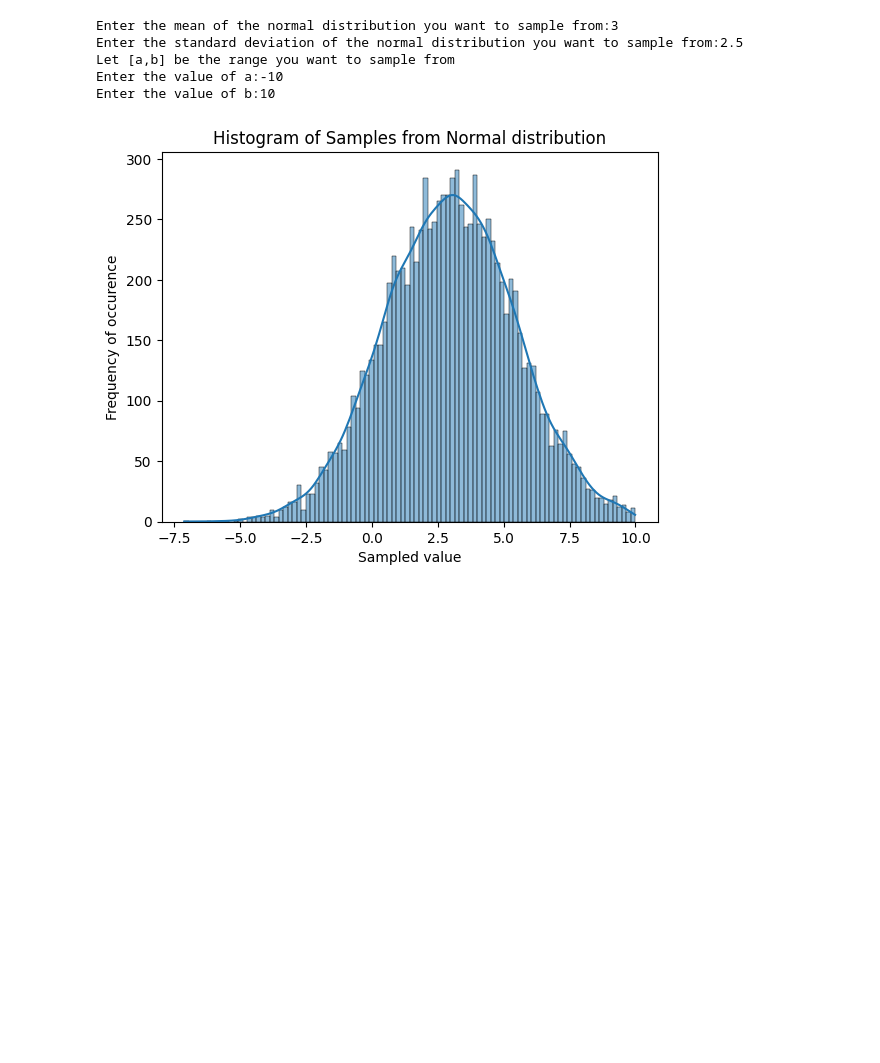
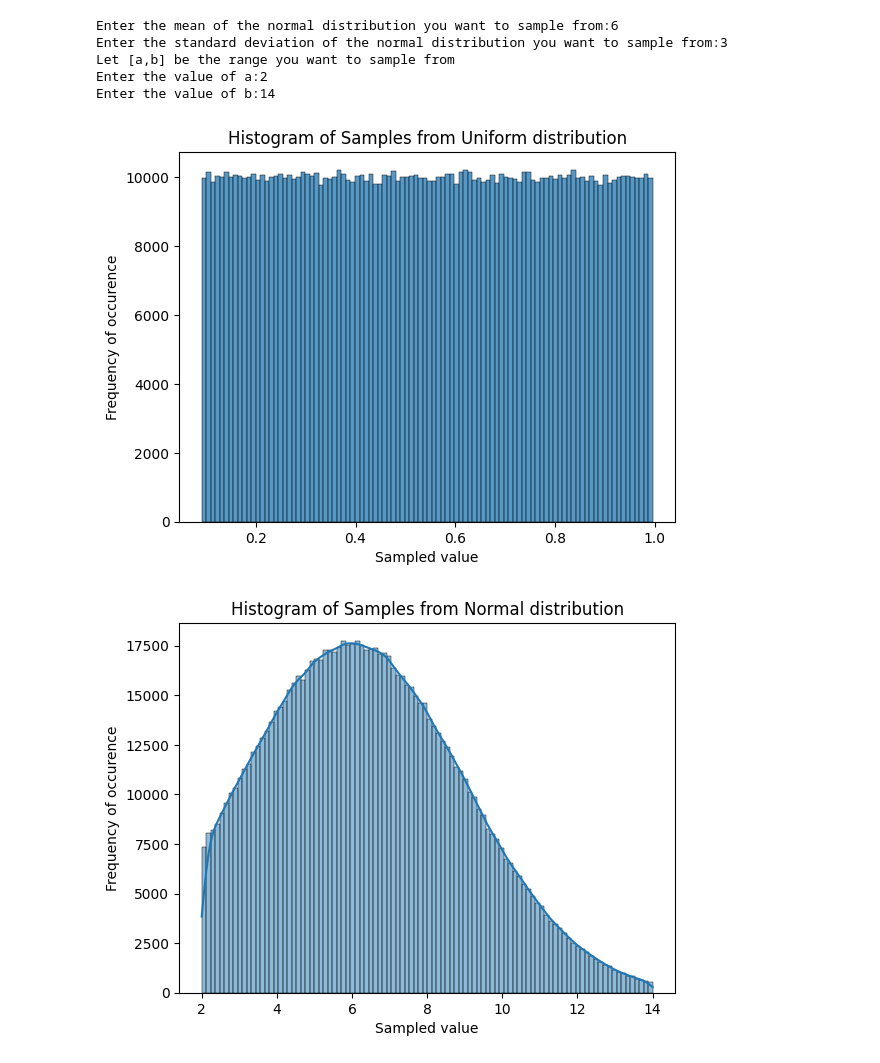
Before and after one commit to Saagar2005/CS203, a Jupyter notebook: CS203_Asmt_4.ipynb, the cells around one changed output. Cells and saved outputs as stored; diff of their text form; code cells hidden in the pictures; blank space fills up the shorter version.

```diff
--- a/CS203_Asmt_4.ipynb
+++ b/CS203_Asmt_4.ipynb
@@ -3,36 +3,43 @@
 # %%
 import numpy as np
 from scipy.special import erfinv, erf
 import matplotlib.pyplot as plt
 import seaborn as sns
 
 mu = np.double(input("Enter the mean of the normal distribution you want to sample from:"))
 stdDev = np.double(input("Enter the standard deviation of the normal distribution you want to sample from:"))
 print("Let [a,b] be the range you want to sample from")
 a = np.double(input("Enter the value of a:"))
 b = np.double(input("Enter the value of b:"))
 
 a = (a - mu)/stdDev
 b = (b - mu)/stdDev
 
 CDF_a = 0.5 * ( 1 + erf(a/np.sqrt(2)))
 CDF_b = 0.5 * ( 1 + erf(b/np.sqrt(2)))
 
-samples_from_uniform = np.random.uniform(CDF_a, CDF_b, size=10000)
+samples_from_uniform = np.random.uniform(CDF_a, CDF_b, size=1000000)
+
+sns.histplot(samples_from_uniform)
+plt.xlabel("Sampled value")
+plt.ylabel("Frequency of occurence")
+plt.title("Histogram of Samples from Uniform distribution")
+plt.show()
 
 required_samples = np.sqrt(2) * erfinv(2*samples_from_uniform - 1)
 
 samples_from_normal = required_samples * stdDev + mu
 
 sns.histplot(samples_from_normal, bins = 100, kde=True)
 plt.xlabel("Sampled value")
 plt.ylabel("Frequency of occurence")
 plt.title("Histogram of Samples from Normal distribution")
 plt.show()
 # %% [output]
-Enter the mean of the normal distribution you want to sample from:3
-Enter the standard deviation of the normal distribution you want to sample from:2.5
+Enter the mean of the normal distribution you want to sample from:6
+Enter the standard deviation of the normal distribution you want to sample from:3
 Let [a,b] be the range you want to sample from
-Enter the value of a:-10
-Enter the value of b:10
+Enter the value of a:2
+Enter the value of b:14
-[figure, old version]
+[figure, new version]
+[figure, added]
```
